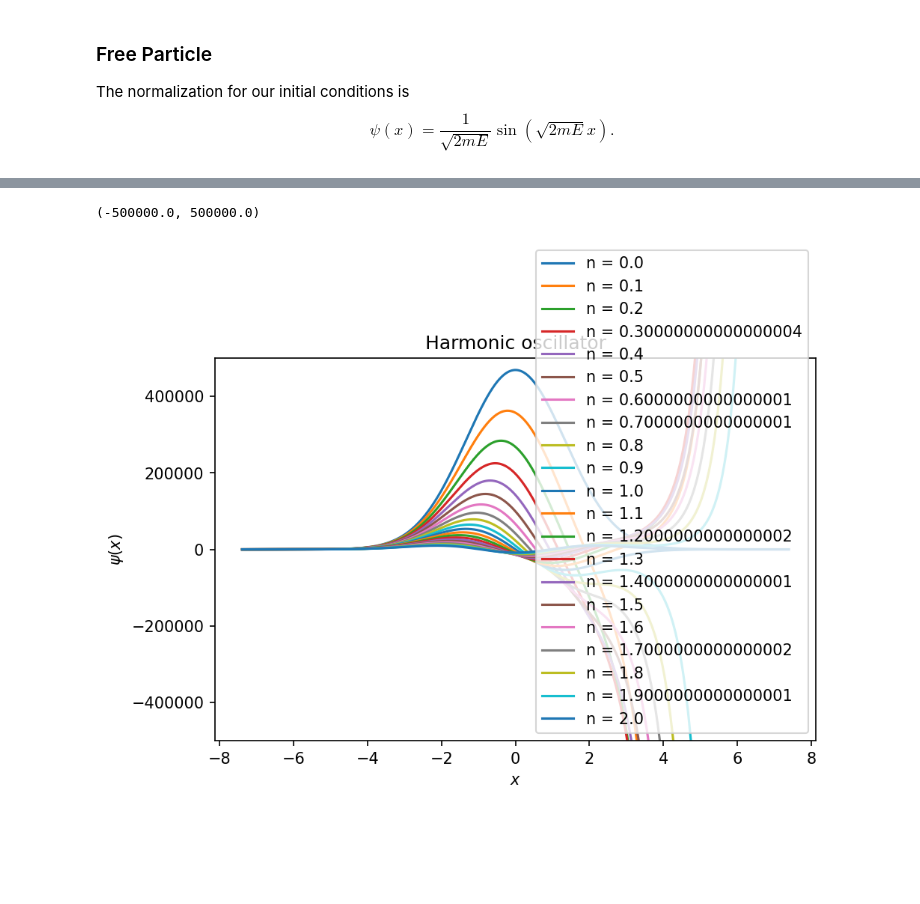
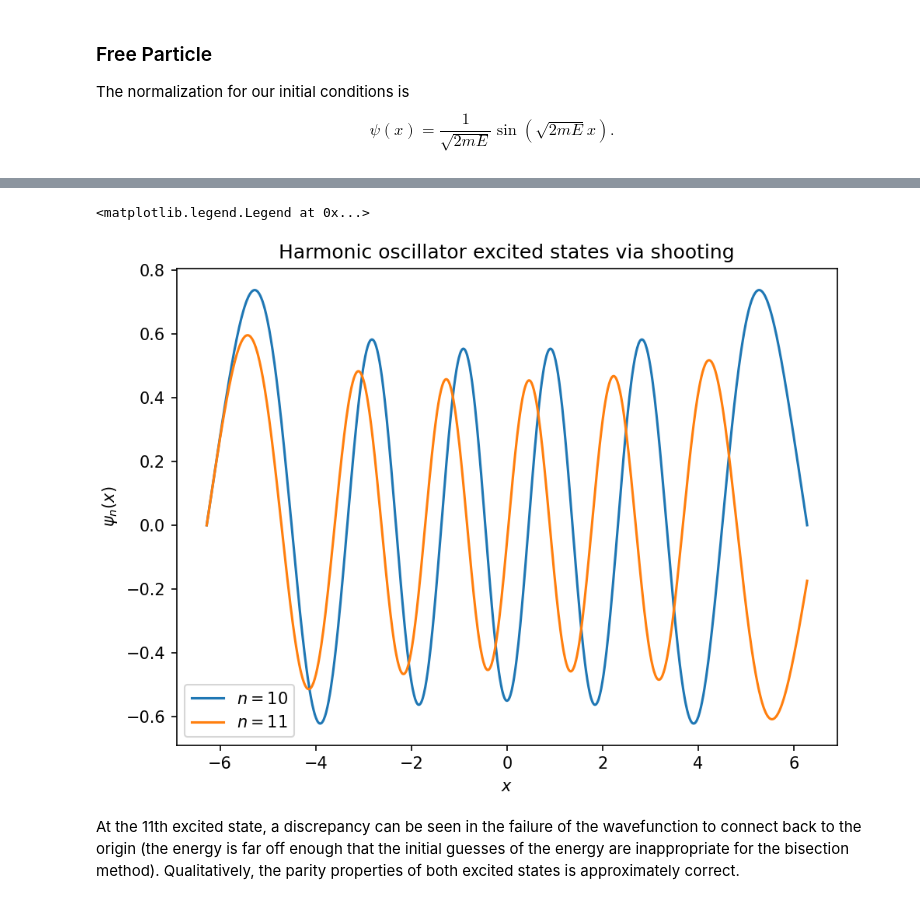
Before and after one commit to DanDan0101/numerical-methods, a Jupyter notebook: HW 2/HW 2.ipynb, the cells around one changed output, grey strips where cells are left out. Drawn from its saved outputs; the diff is of its cells as text; code cells hidden in the pictures; blank space fills up the shorter version.

```diff
--- a/HW 2/HW 2.ipynb
+++ b/HW 2/HW 2.ipynb
@@ -188,0 +272,3 @@ x = np.linspace(-a, a, N + 1)
+# %%
+n = np.arange(1, 11)
+E_boxes = np.array([E_box(i) for i in tqdm(n)])
@@ -188,0 +299,6 @@ x = np.linspace(-a, a, N + 1)
+# %%
+def E_harm(n):
+    return bisect(g_harm, n, n + 1, tol = 1e-3)
+# %%
+n = np.arange(11)
+E_harms = np.array([E_harm(i) for i in tqdm(n)])
@@ -189,12 +325,18 @@ x = np.linspace(-a, a, N + 1)
+# %%
+psi_10 = solve_TISE(V_harm(m, omega), m, E_harms[-1], -a, a, 0, 1, N)[:, 0]
+psi_11 = solve_TISE(V_harm(m, omega), m, 2 * E_harms[-1] - E_harms[-2], -a, a, 0, 1, N)[:, 0] # Estimate next energy
 # %%
+x = np.linspace(-a, a, N + 1)
+
 plt.subplots(dpi = 150, layout = "constrained")
-for i in range(n_range.shape[0]):
-    plt.plot(x, psi_range[i], label = f"n = {n_range[i]}")
-plt.title("Harmonic oscillator")
+plt.plot(x, psi_10, label = r"$n=10$")
+plt.plot(x, psi_11, label = r"$n=11$")
+plt.title("Harmonic oscillator excited states via shooting")
 plt.xlabel("$x$")
-plt.ylabel(r"$\psi(x)$")
+plt.ylabel(r"$\psi_n(x)$")
 plt.legend()
-plt.ylim(-500000, 500000)
 # %% [output]
-(-500000.0, 500000.0)
+<matplotlib.legend.Legend at 0x...>
-[figure, old version]
+[figure, new version]
+# %% [markdown]
+At the 11th excited state, a discrepancy can be seen in the failure of the wavefunction to connect back to the origin (the energy is far off enough that the initial guesses of the energy are inappropriate for the bisection method). Qualitatively, the parity properties of both excited states is approximately correct.
```
Also changed, not shown: parts of 27 cells of this notebook, 1 other file.
